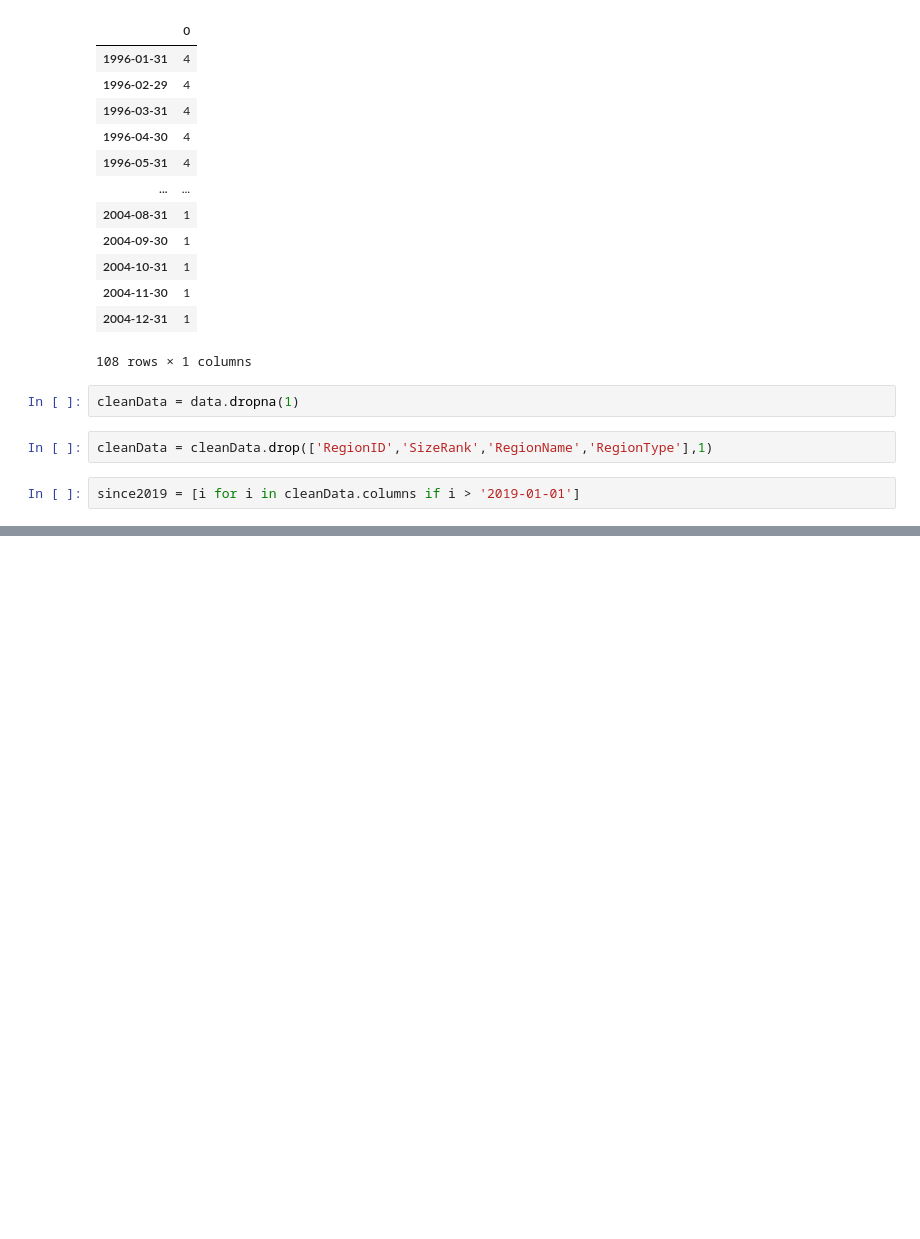
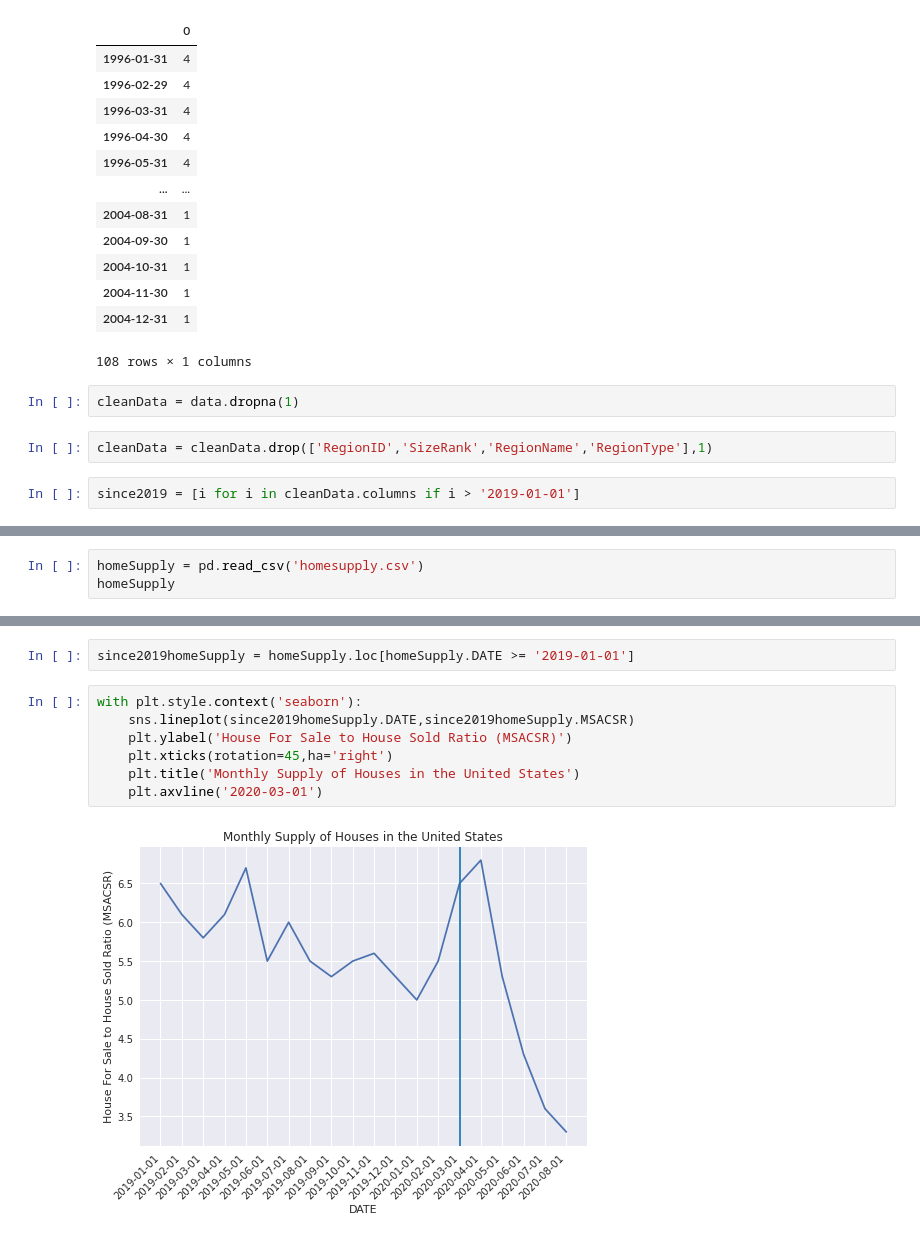
Before and after one commit to AColocho/housing_market_analysis, a Jupyter notebook: analysis.ipynb, the cells around one changed output, grey strips where cells are left out. Saved outputs shown, nothing was run; the diff lists cells and outputs as text; blank space fills up the shorter version.

```diff
--- a/analysis.ipynb
+++ b/analysis.ipynb
@@ -121,0 +223,3 @@ regions = [East_North_Central,East_South_central,Mid_Atlantic,Mountain,New_Engla
+# %%
+homeSupply = pd.read_csv('homesupply.csv')
+homeSupply
@@ -121,0 +240,11 @@ regions = [East_North_Central,East_South_central,Mid_Atlantic,Mountain,New_Engla
+# %%
+since2019homeSupply = homeSupply.loc[homeSupply.DATE >= '2019-01-01']
+# %%
+with plt.style.context('seaborn'):
+    sns.lineplot(since2019homeSupply.DATE,since2019homeSupply.MSACSR)
+    plt.ylabel('House For Sale to House Sold Ratio (MSACSR)')
+    plt.xticks(rotation=45,ha='right')
+    plt.title('Monthly Supply of Houses in the United States')
+    plt.axvline('2020-03-01')
+# %% [output]
+[figure, added]
```
Also changed, not shown: parts of 31 cells of this notebook, 3 other files.
